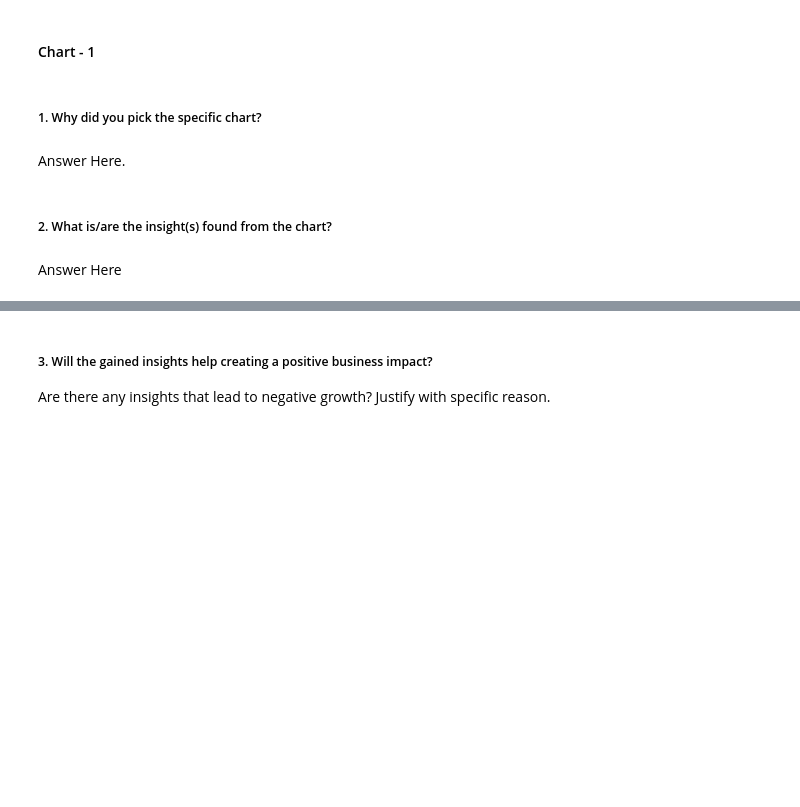
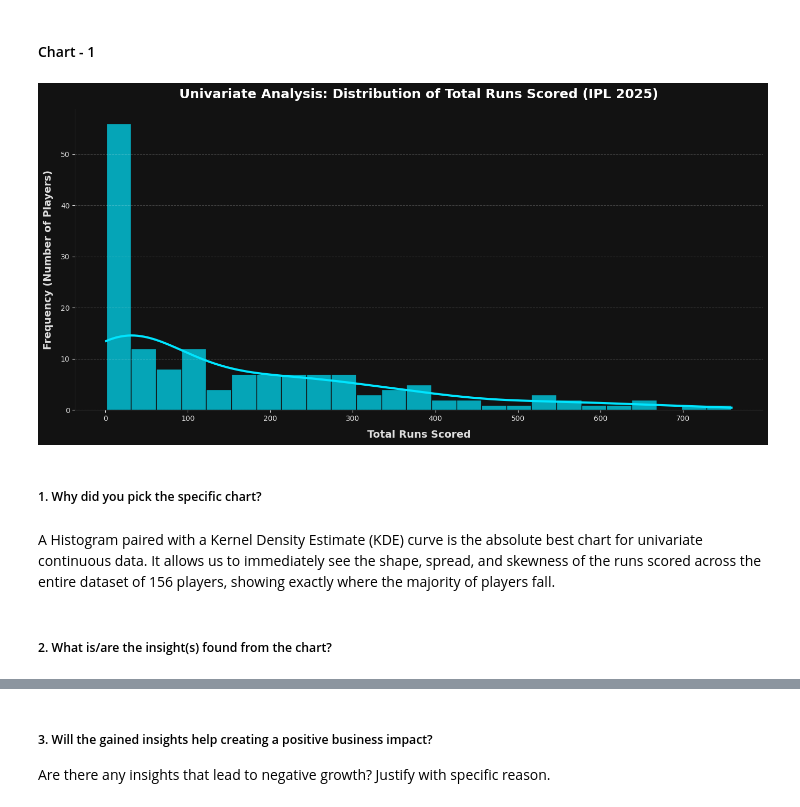
Before and after one commit to Madhav7871/IPL_Analysis, a Jupyter notebook: IPL_Analysis.ipynb, the cells around one changed output, grey strips where cells are left out. Drawn from its saved outputs; the diff is of its cells as text; code cells hidden in the pictures; blank space fills up the shorter version.

```diff
--- a/IPL_Analysis.ipynb
+++ b/IPL_Analysis.ipynb
@@ -128,2 +255,11 @@ Answer Here
+# %%
+# Write your code to make your dataset analysis ready.
+dataset['HS'] = dataset['HS'].astype(str).str.replace('*', '')
+dataset['HS'] = pd.to_numeric(dataset['HS'])
+
+dataset['AVG'] = dataset['AVG'].astype(str).str.replace('-', '0')
+dataset['AVG'] = pd.to_numeric(dataset['AVG'])
+
+dataset.drop_duplicates(inplace=True)
 # %% [markdown]
 ### What all manipulations have you done and insights you found?
@@ -138,8 +276,42 @@ Answer Here.
+# %%
+# Chart - 1 visualization code
+import matplotlib.pyplot as plt
+import seaborn as sns
+
+# Setting a global dark background style
+plt.style.use('dark_background')
+
+# Initialize figure and set custom dark facecolors for a modern UI look
+fig, ax = plt.subplots(figsize=(14, 7))
+fig.patch.set_facecolor('#121212')
+ax.set_facecolor('#121212')
+
+# Creating a histogram with KDE using high-energy neon colors
+sns.histplot(dataset['Runs'], bins=25, kde=True,
+             color='#00E5FF', edgecolor='#121212', alpha=0.7,
+             line_kws={'linewidth': 3, 'color': '#FF007F'}, ax=ax)
+
+# Enhancing aesthetics and labels with distinct white/grey tones
+plt.title('Univariate Analysis: Distribution of Total Runs Scored (IPL 2025)', fontsize=18, fontweight='bold', color='white', pad=15)
+plt.xlabel('Total Runs Scored', fontsize=14, fontweight='bold', color='#E0E0E0', labelpad=10)
+plt.ylabel('Frequency (Number of Players)', fontsize=14, fontweight='bold', color='#E0E0E0', labelpad=10)
+
+# Adding subtle gridlines for better readability
+plt.grid(axis='y', linestyle='--', alpha=0.2, color='white')
+
+# Refining the axes borders
+sns.despine(ax=ax, top=True, right=True)
+ax.spines['left'].set_color('#333333')
+ax.spines['bottom'].set_color('#333333')
+ax.tick_params(colors='#E0E0E0')
+
+plt.tight_layout()
+plt.show()
+# %% [output]
+[figure, added]
 # %% [markdown]
 ##### 1. Why did you pick the specific chart?
-# %% [markdown]
-Answer Here.
+# %% [markdown]
+A Histogram paired with a Kernel Density Estimate (KDE) curve is the absolute best chart for univariate continuous data. It allows us to immediately see the shape, spread, and skewness of the runs scored across the entire dataset of 156 players, showing exactly where the majority of players fall.
 # %% [markdown]
 ##### 2. What is/are the insight(s) found from the chart?
-# %% [markdown]
-Answer Here
```
Also changed, not shown: parts of 99 cells of this notebook.
